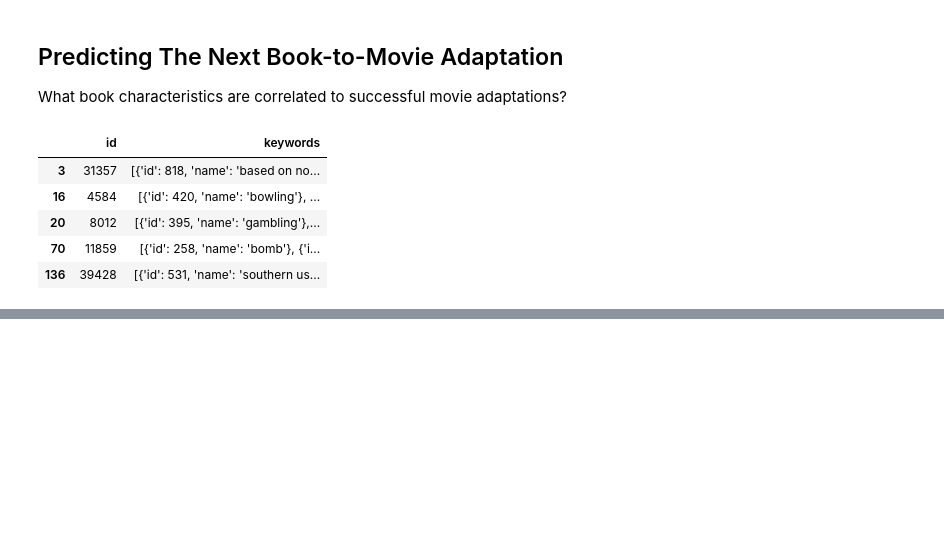
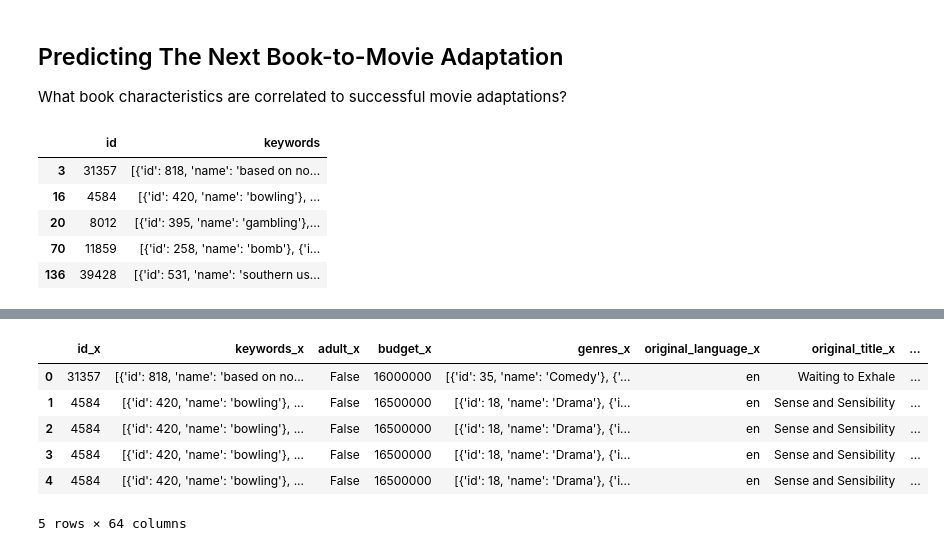
Before and after one commit to laurenemilyto/film_adapatation_success, a Jupyter notebook: Predicting Book to Movie Adaptations.ipynb, the cells around one changed output, grey strips where cells are left out. Cells and saved outputs as stored; diff of their text form; code cells hidden in the pictures; blank space fills up the shorter version.

```diff
--- a/Predicting Book to Movie Adaptations.ipynb
+++ b/Predicting Book to Movie Adaptations.ipynb
@@ -34,0 +114,12 @@ adaptations.head()
+# %%
+# Merge Goodreads data with final_movies_df
+goodreads_df = pd.merge(final_movies_df, goodreads_df, how = 'left', on = 'title')
+goodreads_df.head()
+# %% [output]
+|  | id_x | keywords_x | adult_x | budget_x | genres_x | original_language_x | original_title_x | ... |
+| 0 | 31357 | [{'id': 818, 'name': 'based on no... | False | 16000000 | [{'id': 35, 'name': 'Comedy'}, {'... | en | Waiting to Exhale | ... |
+| 1 | 4584 | [{'id': 420, 'name': 'bowling'}, ... | False | 16500000 | [{'id': 18, 'name': 'Drama'}, {'i... | en | Sense and Sensibility | ... |
+| 2 | 4584 | [{'id': 420, 'name': 'bowling'}, ... | False | 16500000 | [{'id': 18, 'name': 'Drama'}, {'i... | en | Sense and Sensibility | ... |
+| 3 | 4584 | [{'id': 420, 'name': 'bowling'}, ... | False | 16500000 | [{'id': 18, 'name': 'Drama'}, {'i... | en | Sense and Sensibility | ... |
+| 4 | 4584 | [{'id': 420, 'name': 'bowling'}, ... | False | 16500000 | [{'id': 18, 'name': 'Drama'}, {'i... | en | Sense and Sensibility | ... |
+5 rows × 64 columns
```
Also changed, not shown: parts of 9 cells of this notebook.
